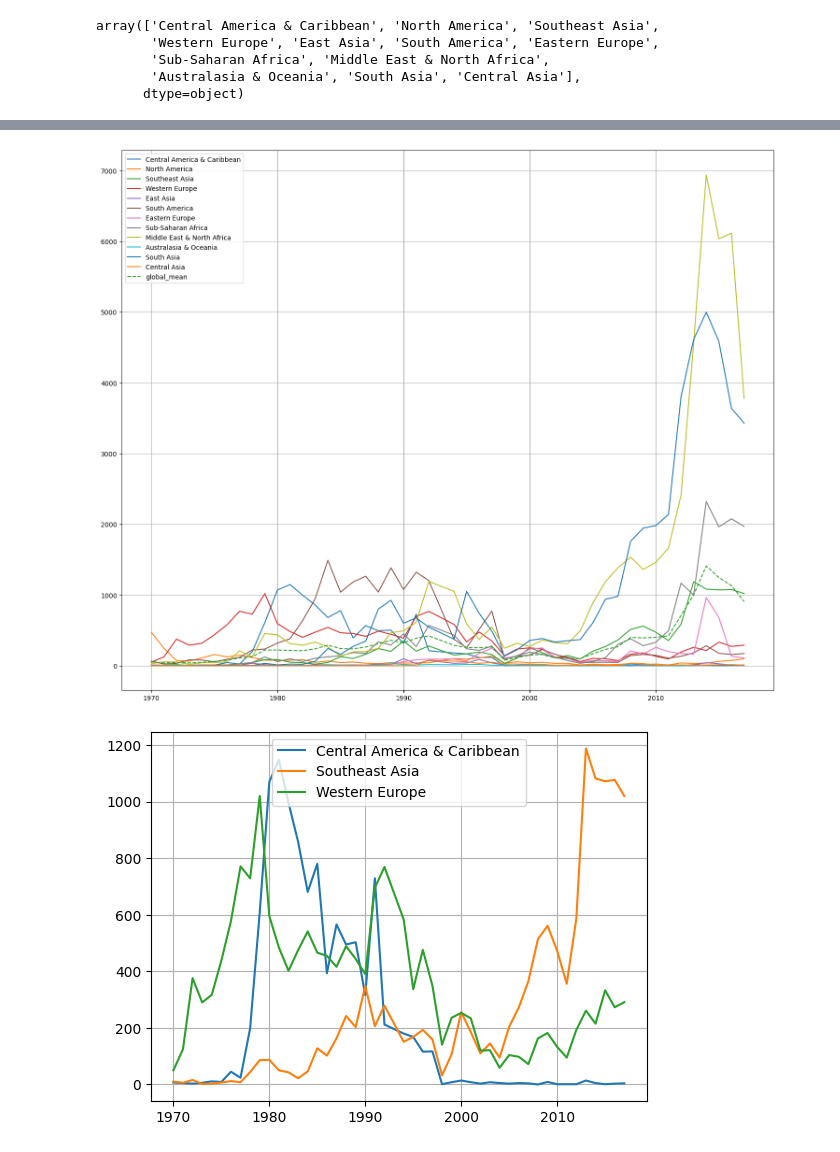
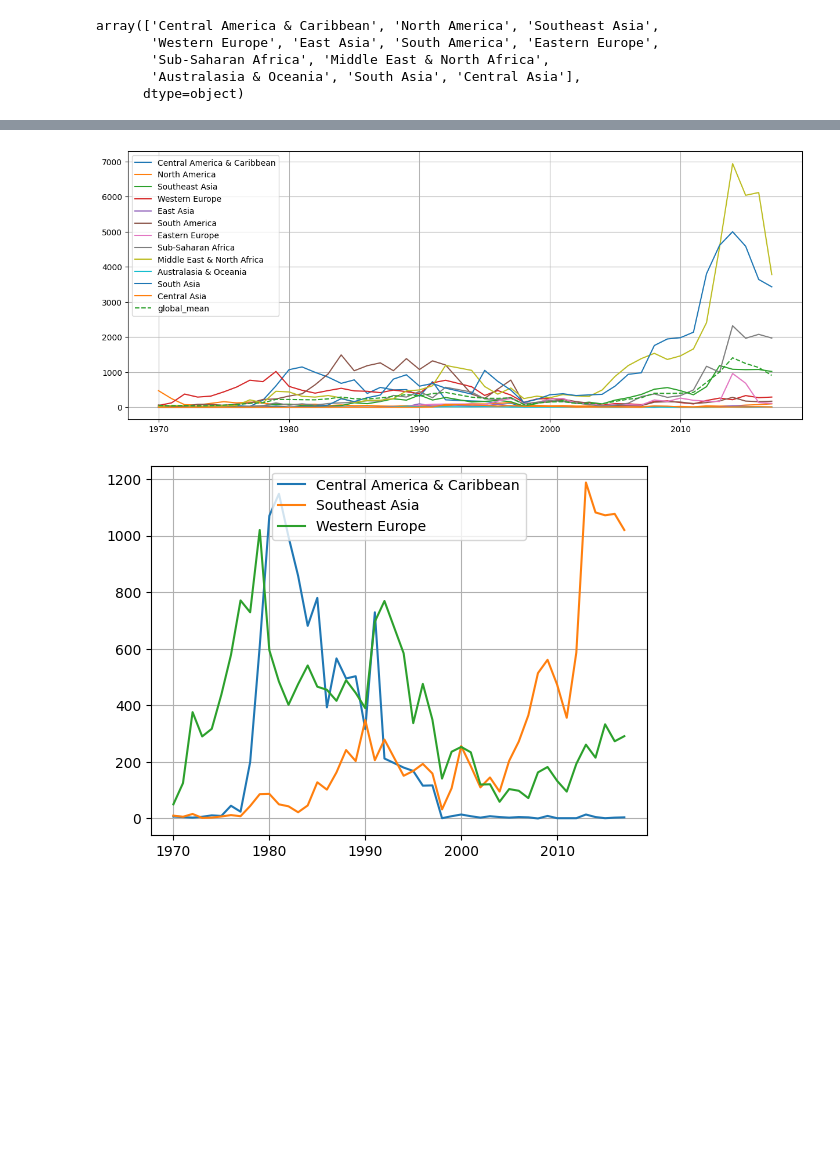
Before and after one commit to TK-Maubane/terrorism_ds, a Jupyter notebook: pre_game.ipynb, the cells around one changed output, grey strips where cells are left out. Drawn from its saved outputs; the diff is of its cells as text; code cells hidden in the pictures; blank space fills up the shorter version.

```diff
--- a/pre_game.ipynb
+++ b/pre_game.ipynb
@@ -102,4 +112,4 @@ array(['Central America & Caribbean', 'North America', 'Southeast Asia',
        'Australasia & Oceania', 'South Asia', 'Central Asia'],
       dtype=object)
 # %%
-df3 = df[['region_txt', 'iyear', 'eventid']].groupby(['region_txt', 'iyear']).count()
+df3 = df[['region_txt', 'iyear', 'eventid', 'nkill']].groupby(['region_txt', 'iyear']).agg({'eventid':'count', 'nkill':'sum'})
@@ -216,9 +243,9 @@ df4.sort_index().tail(30)
 # %%
 df4 = df4.sort_index()
-df4.plot(figsize=(18, 15), grid=True, style=['-', '-', '-', '-', '-', '-', '-', '-', '-', '-', '-', '-', '--'])
+df4.plot(figsize=(15, 6), grid=True, style=['-', '-', '-', '-', '-', '-', '-', '-', '-', '-', '-', '-', '--'])
 plt.show()
 # %% [output]
-[figure, old version]
+[figure, new version]
 # %%
 df4[['Central America & Caribbean', 'Southeast Asia', 'Western Europe']].plot(grid=True)
 plt.show()
```
Also changed, not shown: parts of 39 cells of this notebook, 2 other files.
